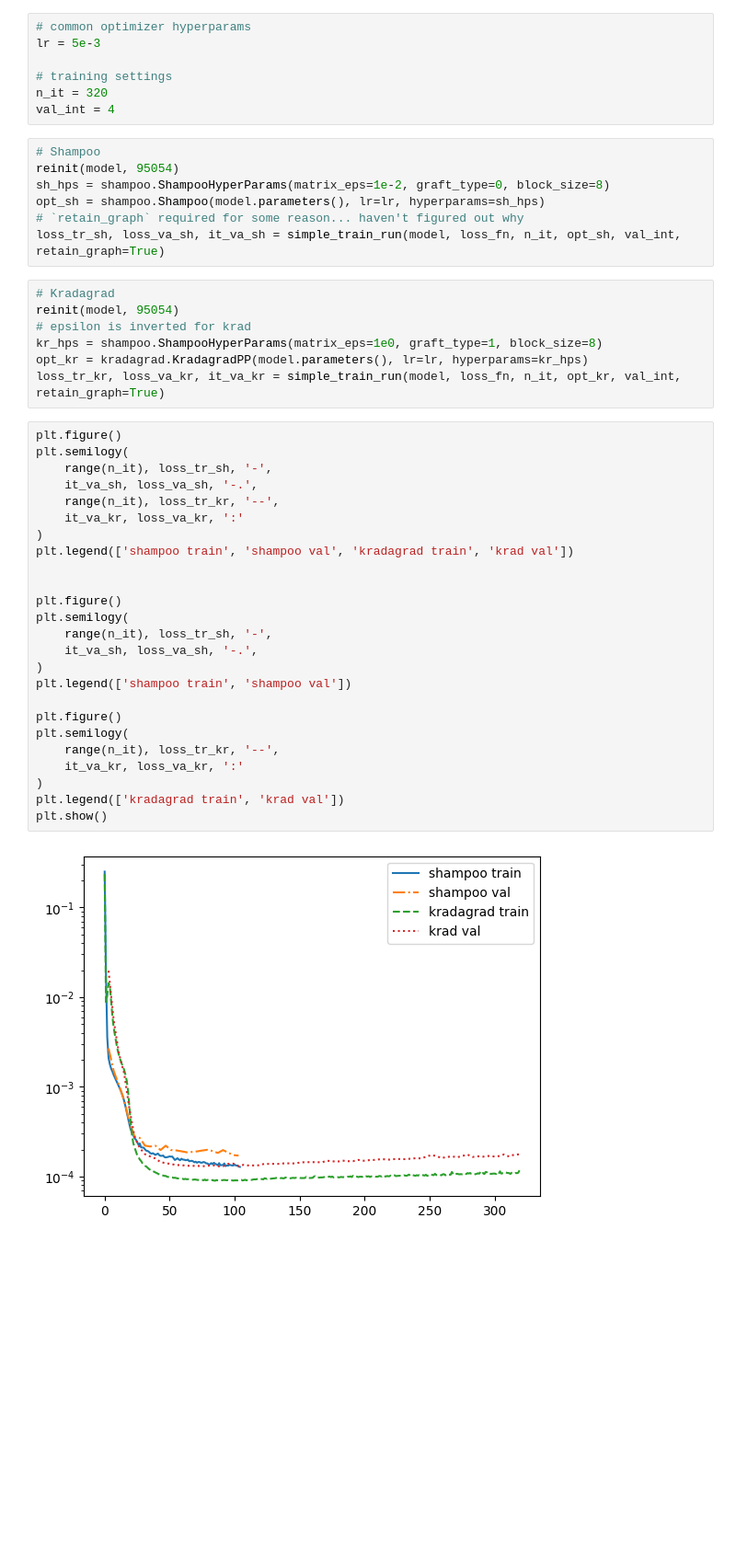
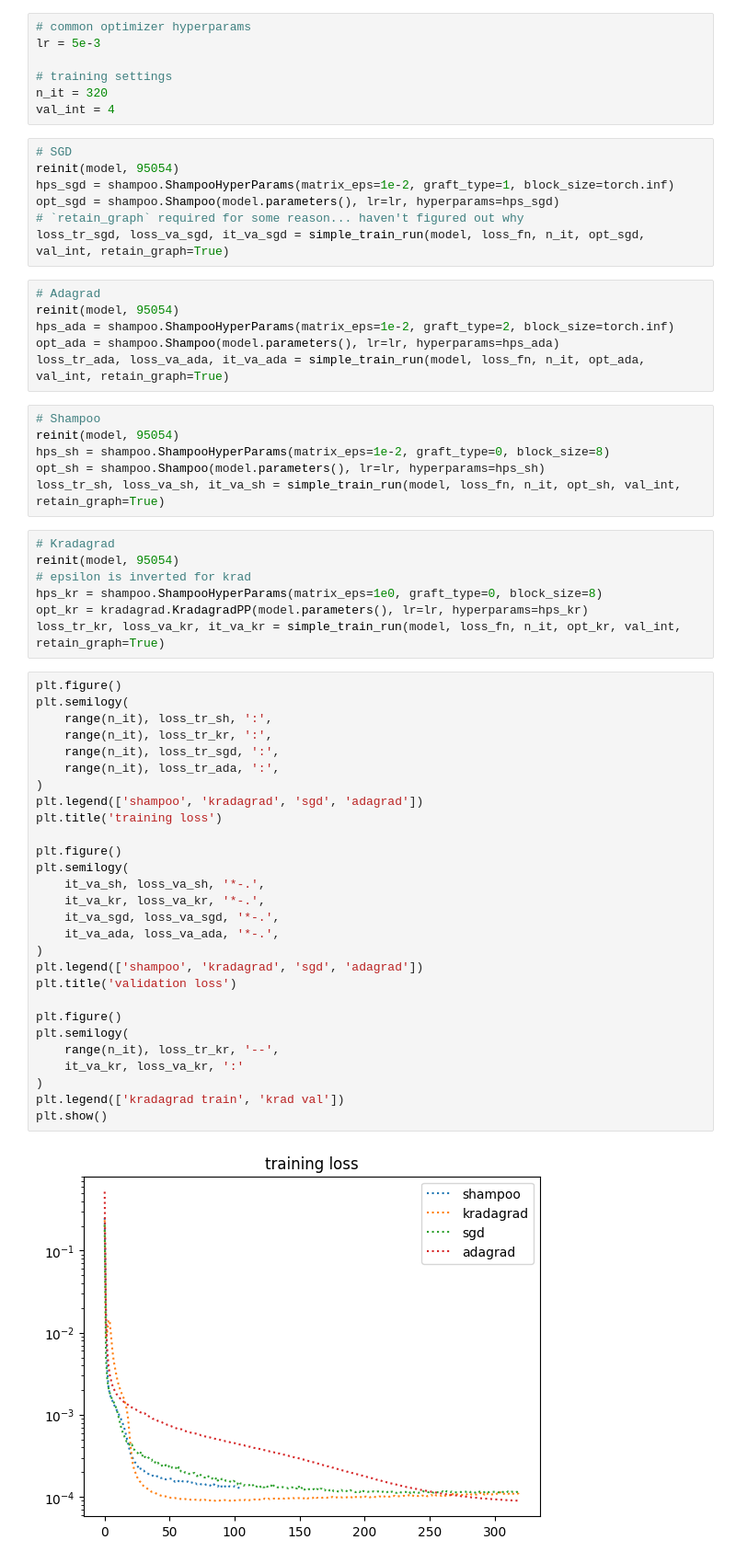
Before and after one commit to jonathanmei/kradagrad, a Jupyter notebook: kradagrad/experiments/quick_mlp.ipynb, the cells around one changed output. Shown at 92% size. Cells and saved outputs as stored; diff of their text form; blank space fills up the shorter version.

Commit message:
compare to sgd+adagrad

```diff
--- a/kradagrad/experiments/quick_mlp.ipynb
+++ b/kradagrad/experiments/quick_mlp.ipynb
@@ -105,44 +105,59 @@ lr = 5e-3
 # training settings
 n_it = 320
 val_int = 4
+# %%
+# SGD
+reinit(model, 95054)
+hps_sgd = shampoo.ShampooHyperParams(matrix_eps=1e-2, graft_type=1, block_size=torch.inf)
+opt_sgd = shampoo.Shampoo(model.parameters(), lr=lr, hyperparams=hps_sgd)
+# `retain_graph` required for some reason... haven't figured out why
+loss_tr_sgd, loss_va_sgd, it_va_sgd = simple_train_run(model, loss_fn, n_it, opt_sgd, val_int, retain_graph=True)
+# %%
+# Adagrad
+reinit(model, 95054)
+hps_ada = shampoo.ShampooHyperParams(matrix_eps=1e-2, graft_type=2, block_size=torch.inf)
+opt_ada = shampoo.Shampoo(model.parameters(), lr=lr, hyperparams=hps_ada)
+loss_tr_ada, loss_va_ada, it_va_ada = simple_train_run(model, loss_fn, n_it, opt_ada, val_int, retain_graph=True)
 # %%
 # Shampoo
 reinit(model, 95054)
-sh_hps = shampoo.ShampooHyperParams(matrix_eps=1e-2, graft_type=0, block_size=8)
-opt_sh = shampoo.Shampoo(model.parameters(), lr=lr, hyperparams=sh_hps)
-# `retain_graph` required for some reason... haven't figured out why
+hps_sh = shampoo.ShampooHyperParams(matrix_eps=1e-2, graft_type=0, block_size=8)
+opt_sh = shampoo.Shampoo(model.parameters(), lr=lr, hyperparams=hps_sh)
 loss_tr_sh, loss_va_sh, it_va_sh = simple_train_run(model, loss_fn, n_it, opt_sh, val_int, retain_graph=True)
 # %%
 # Kradagrad
 reinit(model, 95054)
 # epsilon is inverted for krad
-kr_hps = shampoo.ShampooHyperParams(matrix_eps=1e0, graft_type=1, block_size=8)
-opt_kr = kradagrad.KradagradPP(model.parameters(), lr=lr, hyperparams=kr_hps)
+hps_kr = shampoo.ShampooHyperParams(matrix_eps=1e0, graft_type=0, block_size=8)
+opt_kr = kradagrad.KradagradPP(model.parameters(), lr=lr, hyperparams=hps_kr)
 loss_tr_kr, loss_va_kr, it_va_kr = simple_train_run(model, loss_fn, n_it, opt_kr, val_int, retain_graph=True)
 # %%
 plt.figure()
 plt.semilogy(
-    range(n_it), loss_tr_sh, '-',
-    it_va_sh, loss_va_sh, '-.',
-    range(n_it), loss_tr_kr, '--',
-    it_va_kr, loss_va_kr, ':'
+    range(n_it), loss_tr_sh, ':',
+    range(n_it), loss_tr_kr, ':',
+    range(n_it), loss_tr_sgd, ':',
+    range(n_it), loss_tr_ada, ':',
 )
-plt.legend(['shampoo train', 'shampoo val', 'kradagrad train', 'krad val'])
-
+plt.legend(['shampoo', 'kradagrad', 'sgd', 'adagrad'])
+plt.title('training loss')
 
 plt.figure()
 plt.semilogy(
-    range(n_it), loss_tr_sh, '-',
-    it_va_sh, loss_va_sh, '-.',
+    it_va_sh, loss_va_sh, '*-.',
+    it_va_kr, loss_va_kr, '*-.',
+    it_va_sgd, loss_va_sgd, '*-.',
+    it_va_ada, loss_va_ada, '*-.',
 )
-plt.legend(['shampoo train', 'shampoo val'])
+plt.legend(['shampoo', 'kradagrad', 'sgd', 'adagrad'])
+plt.title('validation loss')
 
 plt.figure()
 plt.semilogy(
     range(n_it), loss_tr_kr, '--',
     it_va_kr, loss_va_kr, ':'
 )
 plt.legend(['kradagrad train', 'krad val'])
 plt.show()
 # %% [output]
-[figure, old version]
+[figure, new version]
```
Also changed, not shown: parts of 1 cell of this notebook.
